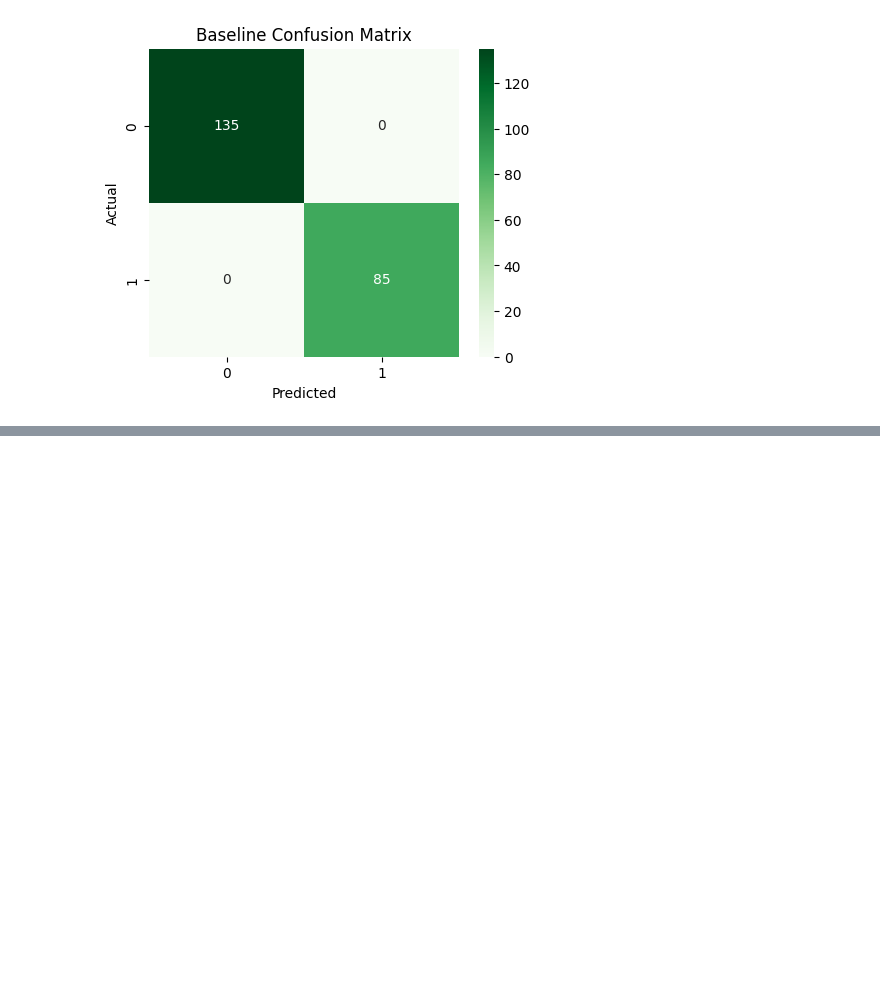
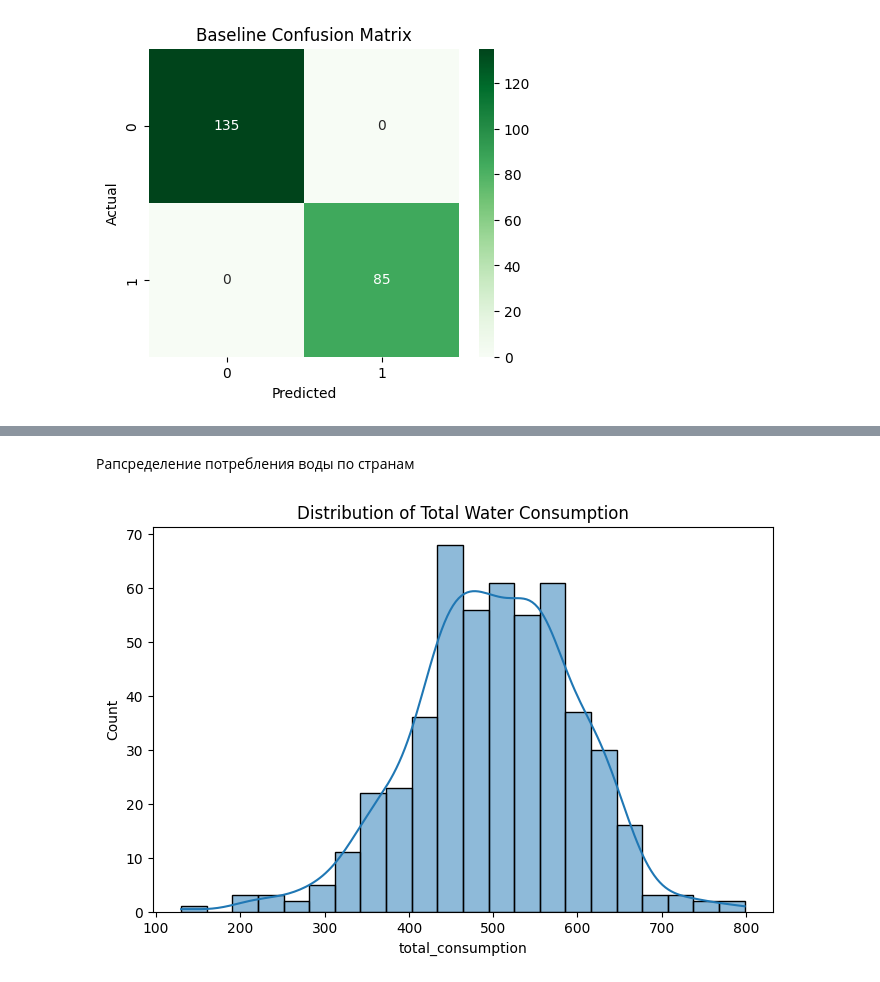
Before and after one commit to Minidrak/Application-systems-and-artificial-intelligence-frameworks-MAI, a Jupyter notebook: Lab_01/Lab_01.ipynb, the cells around one changed output, grey strips where cells are left out. Cells and saved outputs as stored; diff of their text form; code cells hidden in the pictures; blank space fills up the shorter version.

```diff
--- a/Lab_01/Lab_01.ipynb
+++ b/Lab_01/Lab_01.ipynb
@@ -205,0 +378,9 @@ plt.show()
+# %% [markdown]
+Рапсределение потребления воды по странам
+# %%
+plt.figure(figsize=(8,5))
+sns.histplot(df["total_consumption"], kde=True)
+plt.title("Distribution of Total Water Consumption")
+plt.show()
+# %% [output]
+[figure, added]
```
Also changed, not shown: parts of 66 cells of this notebook.
